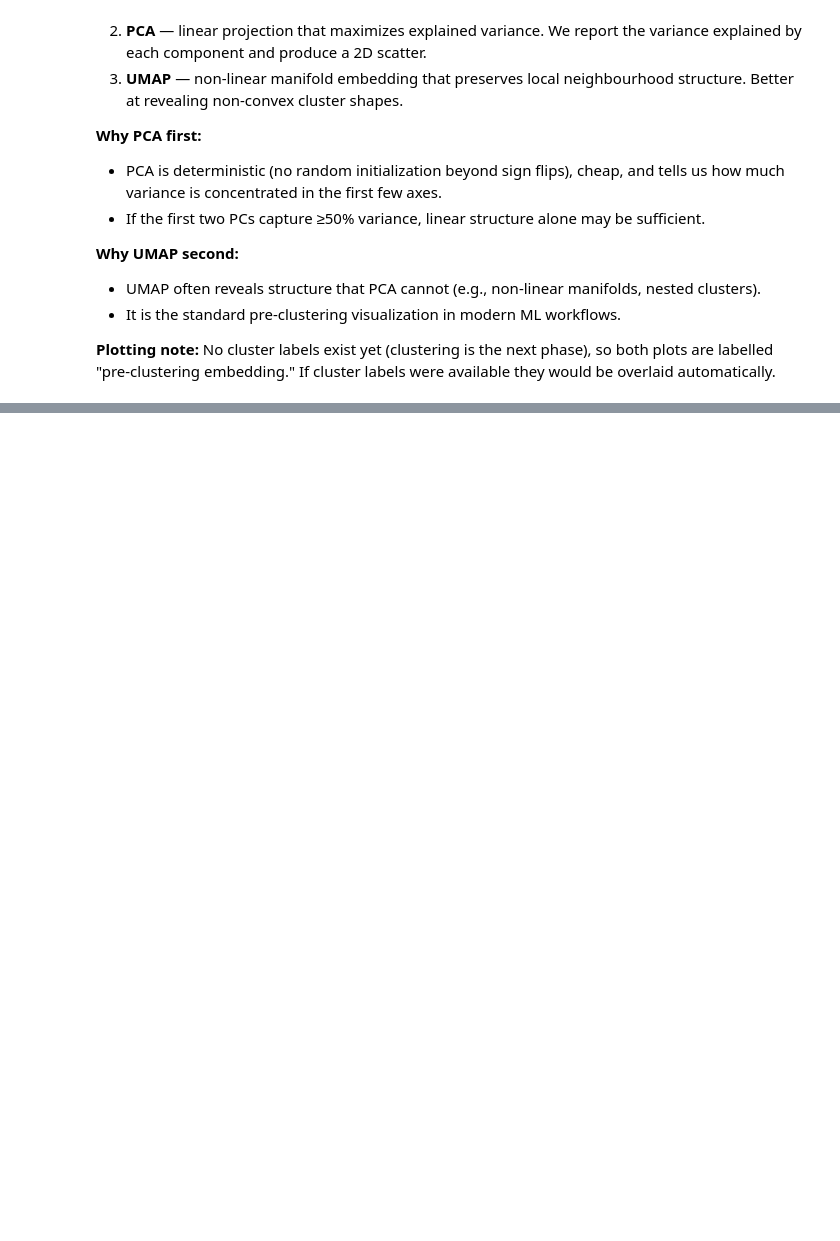
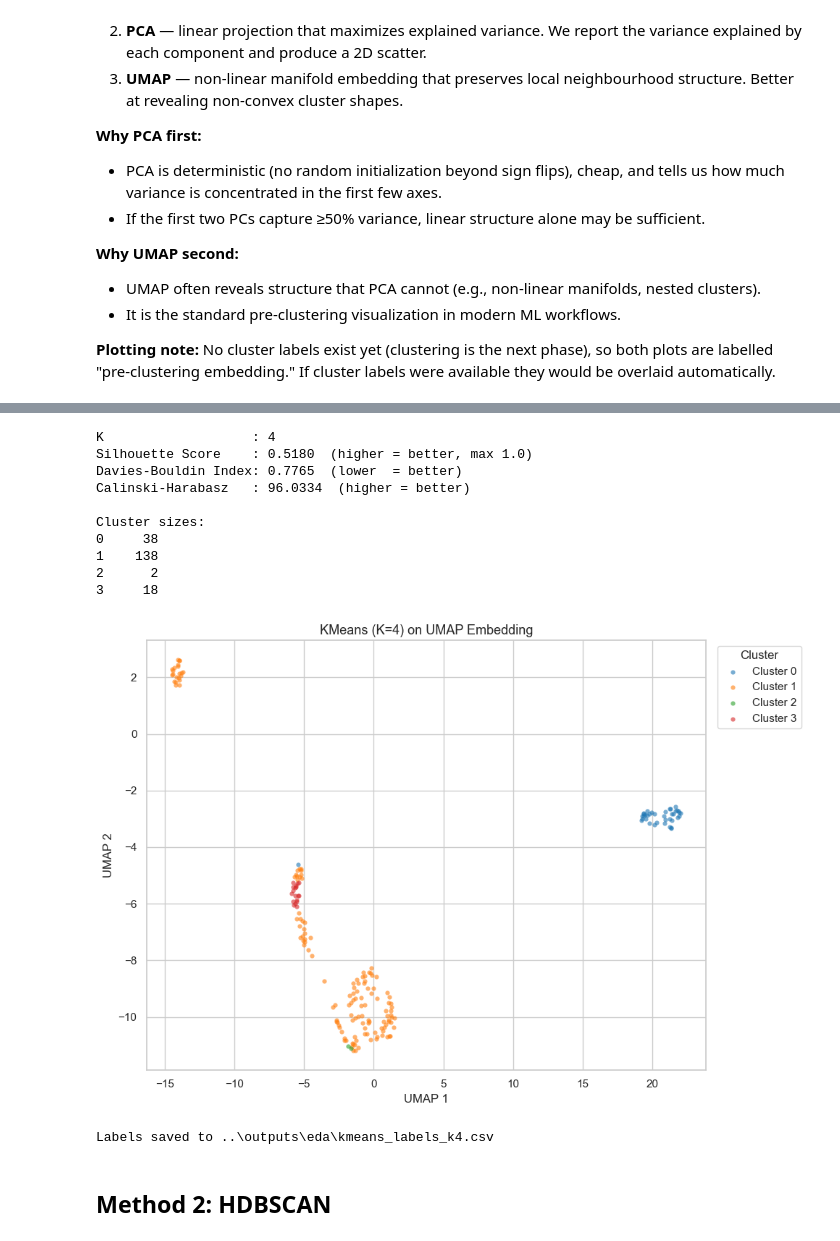
Before and after one commit to INSY-664-GROUP-PROJECT/toronto-housing-ml, a Jupyter notebook: notebooks/toronto_housing_clustering_baseline.ipynb, the cells around one changed output, grey strips where cells are left out. Drawn from its saved outputs; the diff is of its cells as text; code cells hidden in the pictures; blank space fills up the shorter version.

```diff
--- a/notebooks/toronto_housing_clustering_baseline.ipynb
+++ b/notebooks/toronto_housing_clustering_baseline.ipynb
@@ -1429,0 +1747,64 @@ print('═' * 60)
+# %%
+# ── Set K based on elbow plot observation ─────────────────────────
+KMEANS_K = 4
+
+KMEANS_FIG_PATH = REPORT_FIG_DIR / 'kmeans_umap.png'
+KMEANS_OUTPUT_PATH = OUTPUT_DIR / f'kmeans_labels_k{KMEANS_K}.csv'
+
+# ── Fit final KMeans ──────────────────────────────────────────────
+km_final = KMeans(n_clusters=KMEANS_K, random_state=KMEANS_SEED, n_init='auto')
+kmeans_labels = km_final.fit_predict(feature_matrix_selected)
+
+adaptive_grid['kmeans_cluster'] = kmeans_labels
+
+# ── Evaluation metrics ────────────────────────────────────────────
+sil   = silhouette_score(feature_matrix_selected, kmeans_labels)
+db    = davies_bouldin_score(feature_matrix_selected, kmeans_labels)
+ch    = calinski_harabasz_score(feature_matrix_selected, kmeans_labels)
+sizes = pd.Series(kmeans_labels).value_counts().sort_index()
+
+print(f'K                   : {KMEANS_K}')
+print(f'Silhouette Score    : {sil:.4f}  (higher = better, max 1.0)')
+print(f'Davies-Bouldin Index: {db:.4f}  (lower  = better)')
+print(f'Calinski-Harabasz   : {ch:.4f}  (higher = better)')
+print(f'\nCluster sizes:\n{sizes.to_string()}')
+
+# ── UMAP scatter coloured by KMeans label ─────────────────────────
+umap_coords = pd.DataFrame(umap_coords, columns=['UMAP1', 'UMAP2'])
+umap_coords['cluster'] = kmeans_labels.astype(str)
+
+fig, ax = plt.subplots(figsize=(10, 7))
+palette = sns.color_palette('tab10', n_colors=KMEANS_K)
+
+for i, grp in umap_coords.groupby('cluster'):
+    ax.scatter(grp['UMAP1'], grp['UMAP2'], label=f'Cluster {i}',
+               color=palette[int(i)], alpha=0.6, s=20, linewidths=0)
+
+ax.set_title(f'KMeans (K={KMEANS_K}) on UMAP Embedding', fontsize=13)
+ax.set_xlabel('UMAP 1')
+ax.set_ylabel('UMAP 2')
+ax.legend(title='Cluster', bbox_to_anchor=(1.01, 1), loc='upper left')
+plt.tight_layout()
+plt.savefig(KMEANS_FIG_PATH, dpi=150, bbox_inches='tight')
+plt.show()
+
+# ── Save labels ───────────────────────────────────────────────────
+adaptive_grid[['adaptive_cell_id', 'centroid_lat', 'centroid_lon', 'kmeans_cluster']].to_csv(
+    KMEANS_OUTPUT_PATH, index=False
+)
+print(f'\nLabels saved to {KMEANS_OUTPUT_PATH}')
+# %% [output]
+K                   : 4
+Silhouette Score    : 0.5180  (higher = better, max 1.0)
+Davies-Bouldin Index: 0.7765  (lower  = better)
+Calinski-Harabasz   : 96.0334  (higher = better)
+
+Cluster sizes:
+0     38
+1    138
+2      2
+3     18
+[figure, added]
+Labels saved to ..\outputs\eda\kmeans_labels_k4.csv
+# %% [markdown]
+## Method 2: HDBSCAN
```
Also changed, not shown: parts of 41 cells of this notebook.
